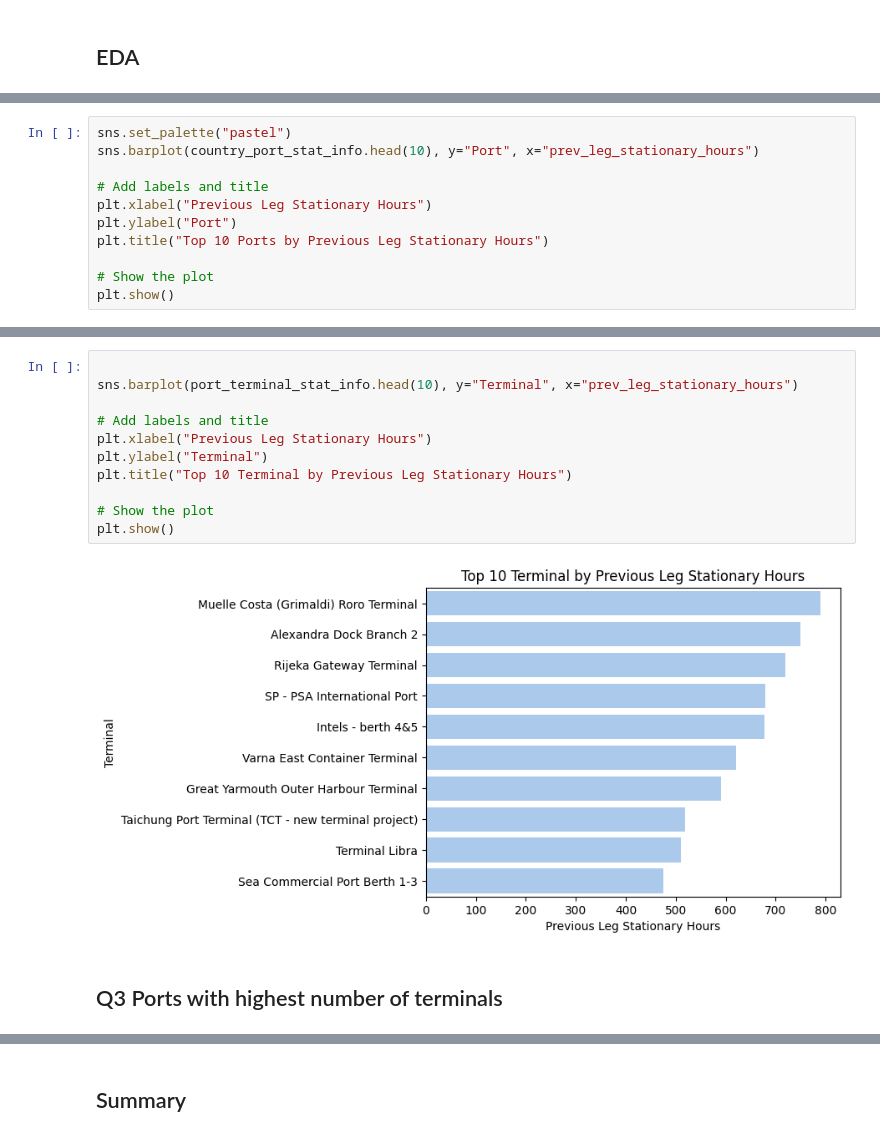
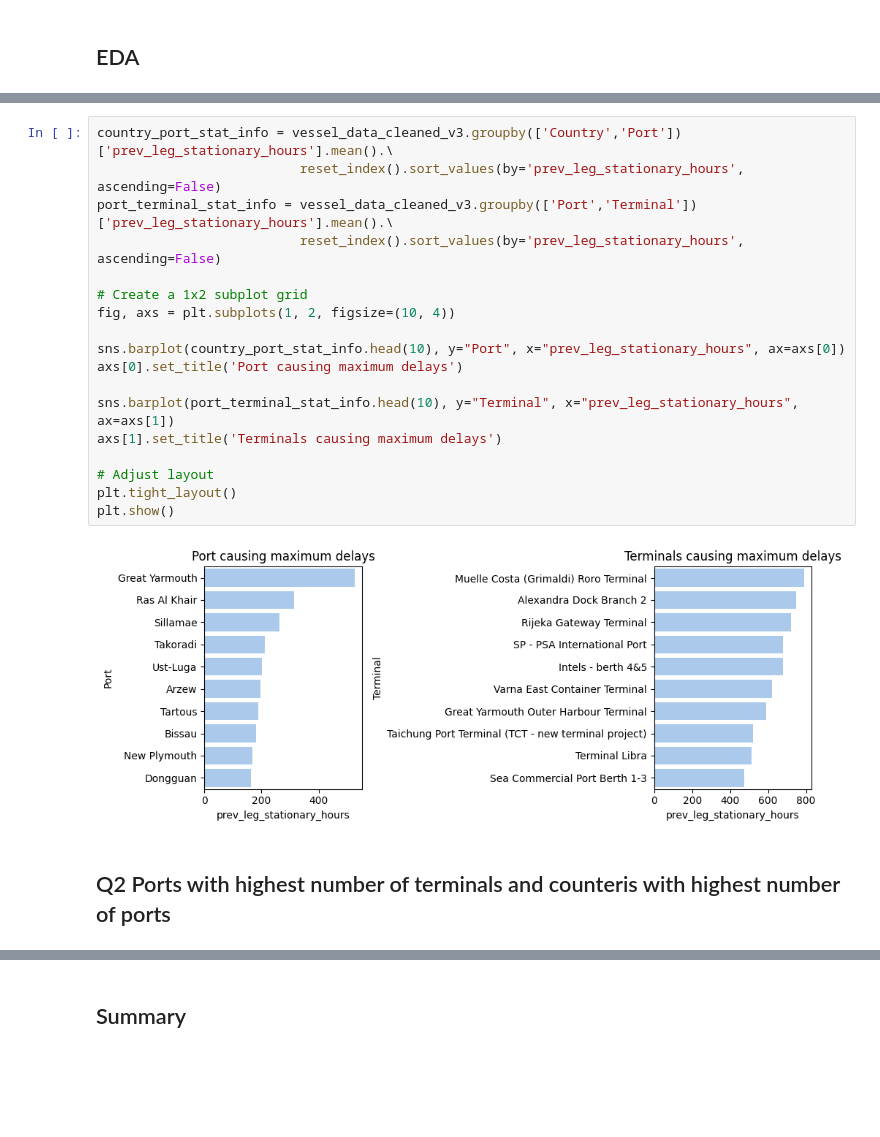
Before and after one commit to hargurjeet/Maersk, a Jupyter notebook: Solution_Notebook.ipynb, the cells around one changed output, grey strips where cells are left out. Saved outputs shown, nothing was run; the diff lists cells and outputs as text; blank space fills up the shorter version.

```diff
--- a/Solution_Notebook.ipynb
+++ b/Solution_Notebook.ipynb
@@ -441,11 +417,0 @@ country_port_stat_info.head()
-# %%
-sns.set_palette("pastel")
-sns.barplot(country_port_stat_info.head(10), y="Port", x="prev_leg_stationary_hours")
-
-# Add labels and title
-plt.xlabel("Previous Leg Stationary Hours")
-plt.ylabel("Port")
-plt.title("Top 10 Ports by Previous Leg Stationary Hours")
-
-# Show the plot
-plt.show()
@@ -471,15 +418,22 @@ port_terminal_stat_info.head(10)
-# %%
-
-sns.barplot(port_terminal_stat_info.head(10), y="Terminal", x="prev_leg_stationary_hours")
-
-# Add labels and title
-plt.xlabel("Previous Leg Stationary Hours")
-plt.ylabel("Terminal")
-plt.title("Top 10 Terminal by Previous Leg Stationary Hours")
-
-# Show the plot
-plt.show()
-# %% [output]
-[figure, removed]
+# %%
+country_port_stat_info = vessel_data_cleaned_v3.groupby(['Country','Port'])['prev_leg_stationary_hours'].mean().\
+                          reset_index().sort_values(by='prev_leg_stationary_hours', ascending=False)
+port_terminal_stat_info = vessel_data_cleaned_v3.groupby(['Port','Terminal'])['prev_leg_stationary_hours'].mean().\
+                          reset_index().sort_values(by='prev_leg_stationary_hours', ascending=False)
+
+# Create a 1x2 subplot grid
+fig, axs = plt.subplots(1, 2, figsize=(10, 4))
+
+sns.barplot(country_port_stat_info.head(10), y="Port", x="prev_leg_stationary_hours", ax=axs[0])
+axs[0].set_title('Port causing maximum delays')
+
+sns.barplot(port_terminal_stat_info.head(10), y="Terminal", x="prev_leg_stationary_hours", ax=axs[1])
+axs[1].set_title('Terminals causing maximum delays')
+
+# Adjust layout
+plt.tight_layout()
+plt.show()
+# %% [output]
+[figure, added]
 # %% [markdown]
-## Q3 Ports with highest number of terminals
+## Q2 Ports with highest number of terminals and counteris with highest number of ports
```
Also changed, not shown: parts of 18 cells of this notebook.
